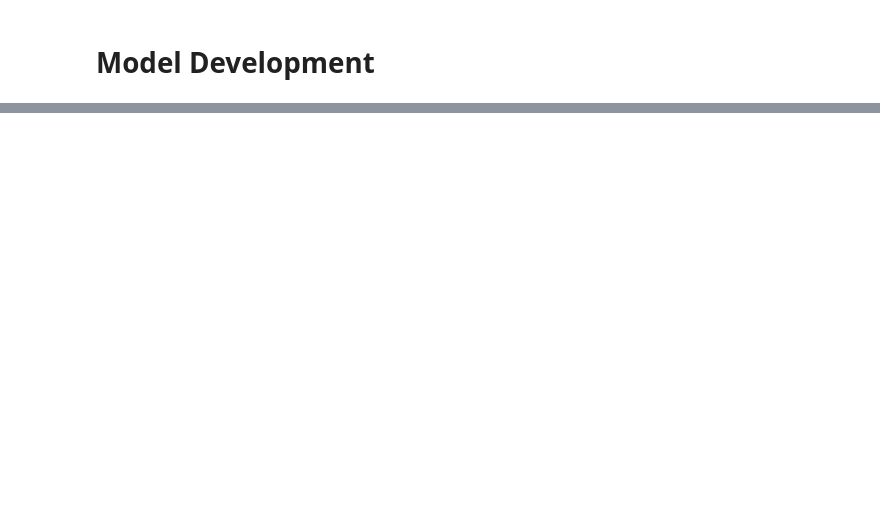
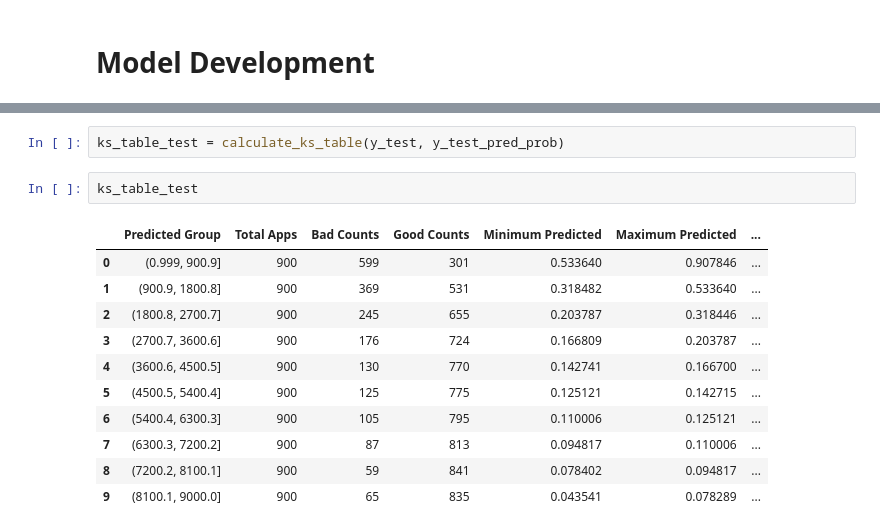
Before and after one commit to VarunBhavnani/CreditLineModel, a Jupyter notebook: CreditLineModel.ipynb, the cells around one changed output, grey strips where cells are left out. Cells and saved outputs as stored; diff of their text form; blank space fills up the shorter version.

```diff
--- a/CreditLineModel.ipynb
+++ b/CreditLineModel.ipynb
@@ -1473,0 +1818,16 @@ print(X_test_selected.shape)
+# %%
+ks_table_test = calculate_ks_table(y_test, y_test_pred_prob)
+# %%
+ks_table_test
+# %% [output]
+|  | Predicted Group | Total Apps | Bad Counts | Good Counts | Minimum Predicted | Maximum Predicted | ... |
+| 0 | (0.999, 900.9] | 900 | 599 | 301 | 0.533640 | 0.907846 | ... |
+| 1 | (900.9, 1800.8] | 900 | 369 | 531 | 0.318482 | 0.533640 | ... |
+| 2 | (1800.8, 2700.7] | 900 | 245 | 655 | 0.203787 | 0.318446 | ... |
+| 3 | (2700.7, 3600.6] | 900 | 176 | 724 | 0.166809 | 0.203787 | ... |
+| 4 | (3600.6, 4500.5] | 900 | 130 | 770 | 0.142741 | 0.166700 | ... |
+| 5 | (4500.5, 5400.4] | 900 | 125 | 775 | 0.125121 | 0.142715 | ... |
+| 6 | (5400.4, 6300.3] | 900 | 105 | 795 | 0.110006 | 0.125121 | ... |
+| 7 | (6300.3, 7200.2] | 900 | 87 | 813 | 0.094817 | 0.110006 | ... |
+| 8 | (7200.2, 8100.1] | 900 | 59 | 841 | 0.078402 | 0.094817 | ... |
+| 9 | (8100.1, 9000.0] | 900 | 65 | 835 | 0.043541 | 0.078289 | ... |
```
Also changed, not shown: parts of 32 cells of this notebook.
